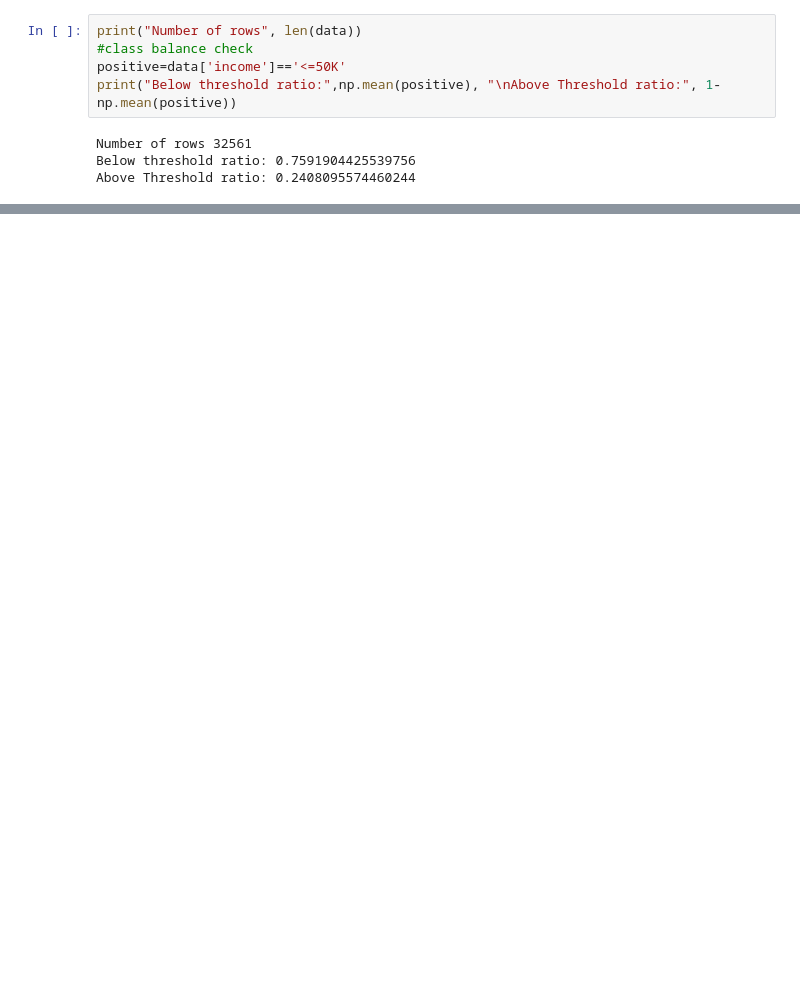
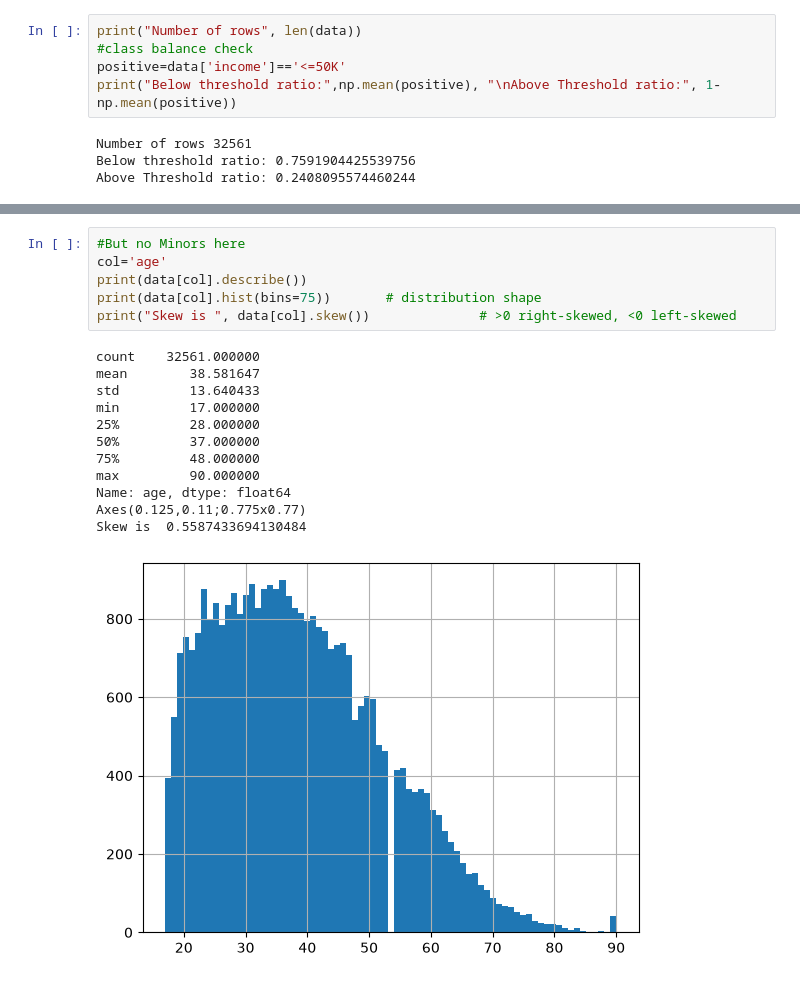
Before and after one commit to TuringsMachine/S30-Capstone, a Jupyter notebook: EDA.ipynb, the cells around one changed output, grey strips where cells are left out. Drawn from its saved outputs; the diff is of its cells as text; blank space fills up the shorter version.

```diff
--- a/EDA.ipynb
+++ b/EDA.ipynb
@@ -52,0 +144,19 @@ plt.show()
+# %%
+#But no Minors here
+col='age'
+print(data[col].describe())
+print(data[col].hist(bins=75))       # distribution shape
+print("Skew is ", data[col].skew())              # >0 right-skewed, <0 left-skewed
+# %% [output]
+count    32561.000000
+mean        38.581647
+std         13.640433
+min         17.000000
+25%         28.000000
+50%         37.000000
+75%         48.000000
+max         90.000000
+Name: age, dtype: float64
+Axes(0.125,0.11;0.775x0.77)
+Skew is  0.5587433694130484
+[figure, added]
```
Also changed, not shown: parts of 24 cells of this notebook, 1 other file.
